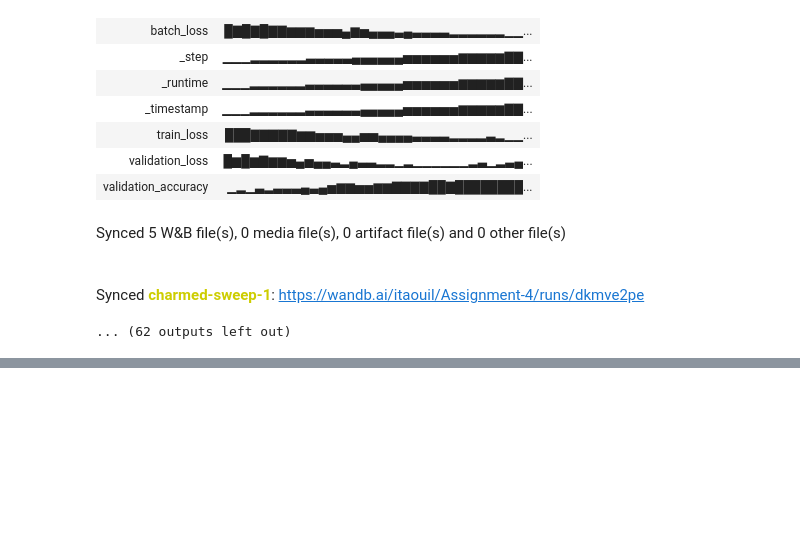
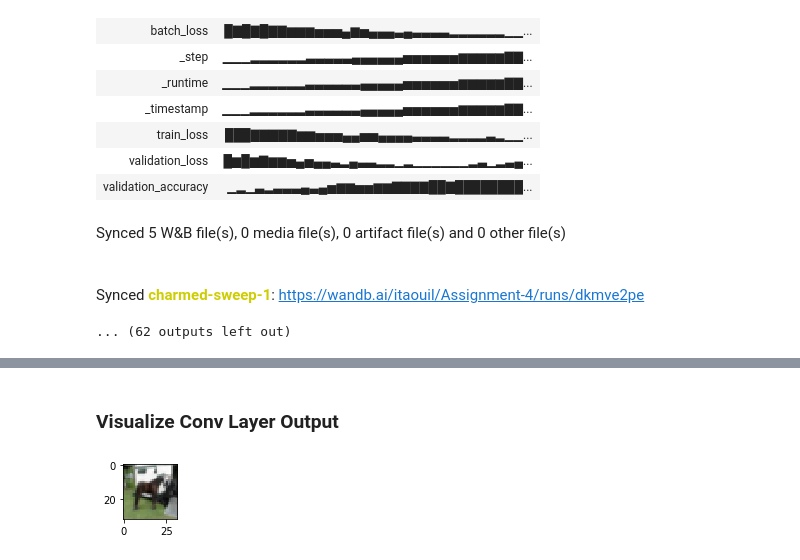
Before and after one commit to itaouil/Cuda-Vision-Lab, a Jupyter notebook: Assignments/04-Assignment/assignment4.ipynb, the cells around one changed output, grey strips where cells are left out. Cells and saved outputs as stored; diff of their text form; code cells hidden in the pictures; blank space fills up the shorter version.

```diff
--- a/Assignments/04-Assignment/assignment4.ipynb
+++ b/Assignments/04-Assignment/assignment4.ipynb
@@ -389,0 +599,9 @@ Synced charmed-sweep-1: https://wandb.ai/itaouil/Assignment-4/runs/dkmve2pe
+# %% [markdown]
+### Visualize Conv Layer Output
+# %%
+image = testset[20]
+vistensor(image[0].view(1,image[0].shape[0],image[0].shape[1],image[0].shape[2]))
+#plt.show()
+#image
+# %% [output]
+[figure, added]
```
Also changed, not shown: parts of 7 cells of this notebook.
